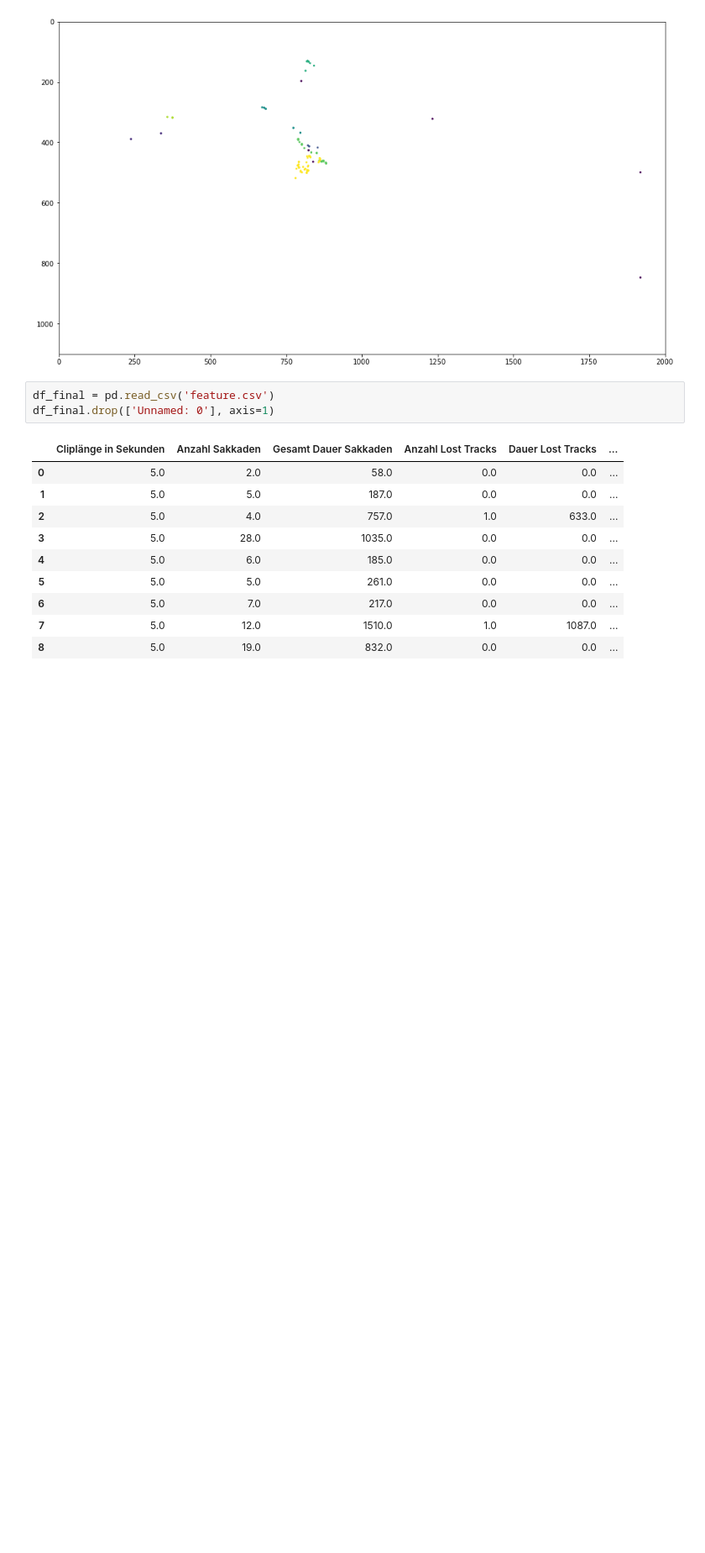
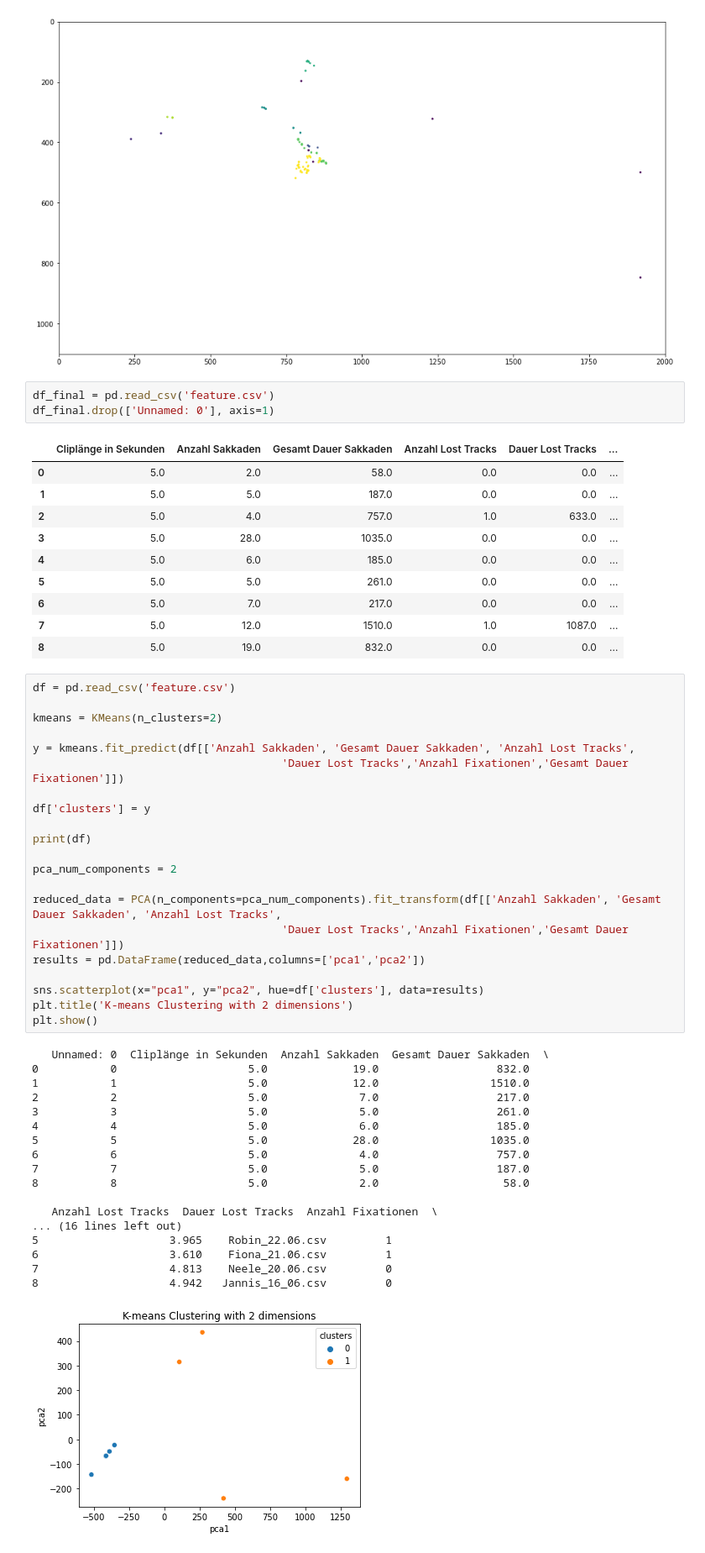
Before and after one commit to giannywise/Eyetracking, a Jupyter notebook: data_analysis.ipynb, the cells around one changed output. Shown at 84% size. Cells and saved outputs as stored; diff of their text form; blank space fills up the shorter version.

```diff
--- a/data_analysis.ipynb
+++ b/data_analysis.ipynb
@@ -106,3 +109,43 @@ df_final.drop(['Unnamed: 0'], axis=1)
 | 6 | 5.0 | 7.0 | 217.0 | 0.0 | 0.0 | ... |
 | 7 | 5.0 | 12.0 | 1510.0 | 1.0 | 1087.0 | ... |
 | 8 | 5.0 | 19.0 | 832.0 | 0.0 | 0.0 | ... |
+# %%
+df = pd.read_csv('feature.csv')
+
+kmeans = KMeans(n_clusters=2)
+
+y = kmeans.fit_predict(df[['Anzahl Sakkaden', 'Gesamt Dauer Sakkaden', 'Anzahl Lost Tracks',
+                                      'Dauer Lost Tracks','Anzahl Fixationen','Gesamt Dauer Fixationen']])
+
+df['clusters'] = y
+
+print(df)
+
+pca_num_components = 2
+
+reduced_data = PCA(n_components=pca_num_components).fit_transform(df[['Anzahl Sakkaden', 'Gesamt Dauer Sakkaden', 'Anzahl Lost Tracks',
+                                      'Dauer Lost Tracks','Anzahl Fixationen','Gesamt Dauer Fixationen']])
+results = pd.DataFrame(reduced_data,columns=['pca1','pca2'])
+
+sns.scatterplot(x="pca1", y="pca2", hue=df['clusters'], data=results)
+plt.title('K-means Clustering with 2 dimensions')
+plt.show()
+# %% [output]
+   Unnamed: 0  Cliplänge in Sekunden  Anzahl Sakkaden  Gesamt Dauer Sakkaden  \
+0           0                    5.0             19.0                  832.0
+1           1                    5.0             12.0                 1510.0
+2           2                    5.0              7.0                  217.0
+3           3                    5.0              5.0                  261.0
+4           4                    5.0              6.0                  185.0
+5           5                    5.0             28.0                 1035.0
+6           6                    5.0              4.0                  757.0
+7           7                    5.0              5.0                  187.0
+8           8                    5.0              2.0                   58.0
+
+   Anzahl Lost Tracks  Dauer Lost Tracks  Anzahl Fixationen  \
+... (16 lines left out)
+5                    3.965    Robin_22.06.csv         1
+6                    3.610    Fiona_21.06.csv         1
+7                    4.813    Neele_20.06.csv         0
+8                    4.942   Jannis_16_06.csv         0
+[figure, added]
```
Also changed, not shown: parts of 2 cells of this notebook, 2 other files.
